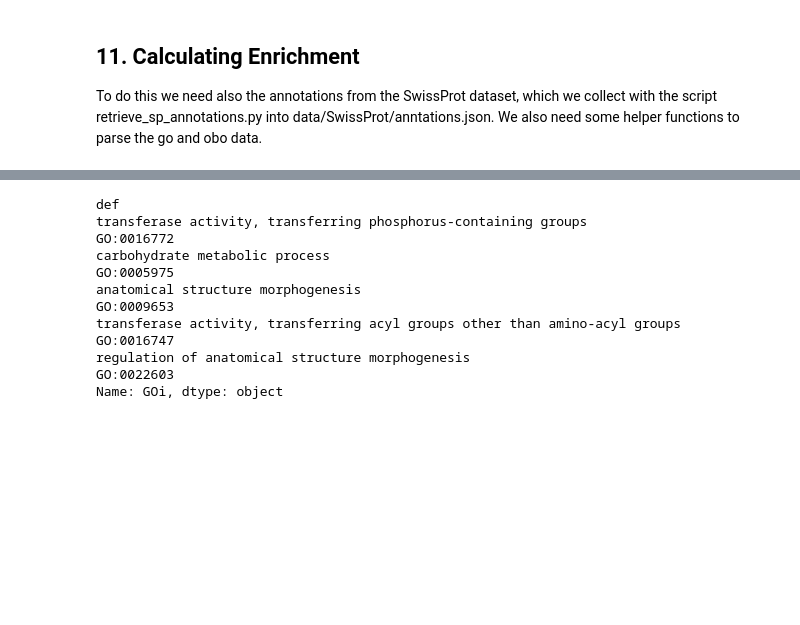
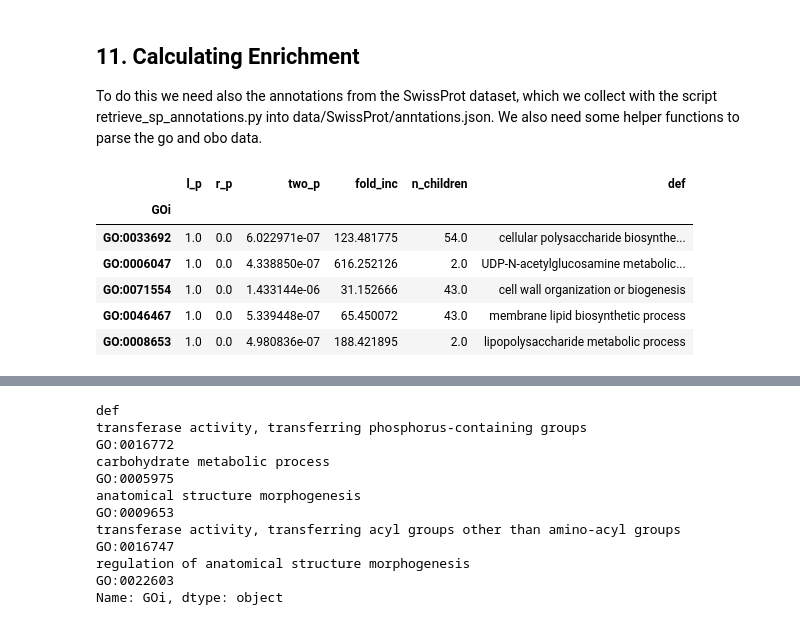
Before and after one commit to krzhalovski/Biological-Data, a Jupyter notebook: Report.ipynb, the cells around one changed output, grey strips where cells are left out. Drawn from its saved outputs; the diff is of its cells as text; code cells hidden in the pictures; blank space fills up the shorter version.

```diff
--- a/Report.ipynb
+++ b/Report.ipynb
@@ -674,4 +674,14 @@ for GOi in GO_df.index:
         GO_df.loc[GOi, 'def'] = graph[GOi]['def']
 
 GO_df.dropna(subset=['def'], inplace=True)
+# %%
+GO_df.head()
+# %% [output]
+|  | l_p | r_p | two_p | fold_inc | n_children | def |
+| GOi |  |  |  |  |  |  |
+| GO:0033692 | 1.0 | 0.0 | 6.022971e-07 | 123.481775 | 54.0 | cellular polysaccharide biosynthe... |
+| GO:0006047 | 1.0 | 0.0 | 4.338850e-07 | 616.252126 | 2.0 | UDP-N-acetylglucosamine metabolic... |
+| GO:0071554 | 1.0 | 0.0 | 1.433144e-06 | 31.152666 | 43.0 | cell wall organization or biogenesis |
+| GO:0046467 | 1.0 | 0.0 | 5.339448e-07 | 65.450072 | 43.0 | membrane lipid biosynthetic process |
+| GO:0008653 | 1.0 | 0.0 | 4.980836e-07 | 188.421895 | 2.0 | lipopolysaccharide metabolic process |
 # %%
```
Also changed, not shown: parts of 4 cells of this notebook.
